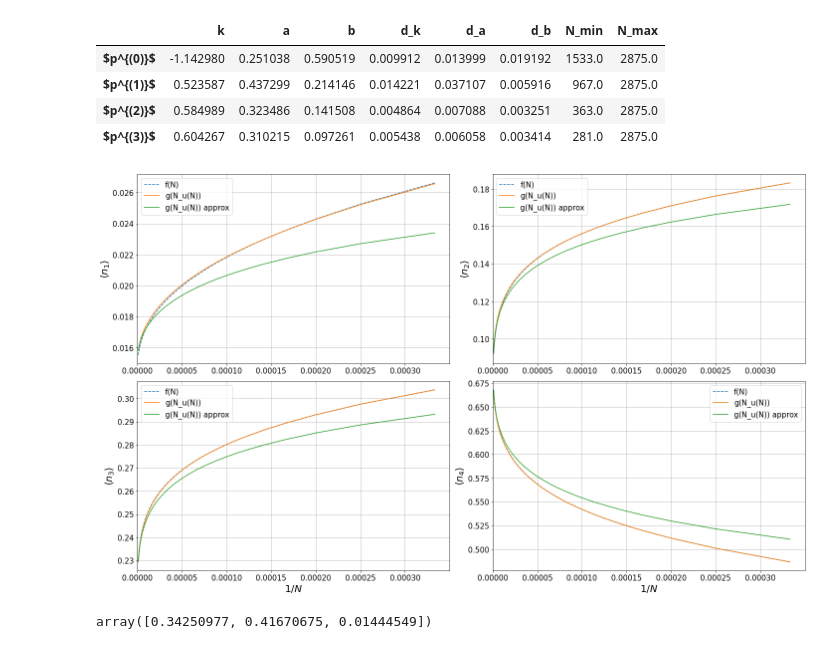
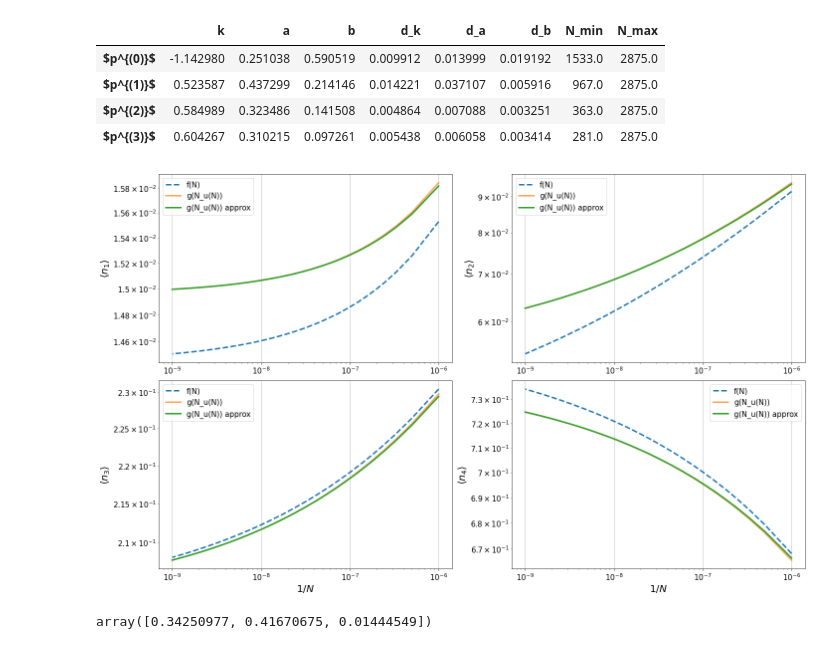
Before and after one commit to Chpel/ProjectMagnet, a Jupyter notebook: Расчёты .ipynb/DS_Nunique_to_N.ipynb, the cells around one changed output. Drawn from its saved outputs; the diff is of its cells as text; code cells hidden in the pictures.

```diff
--- a/Расчёты .ipynb/DS_Nunique_to_N.ipynb
+++ b/Расчёты .ipynb/DS_Nunique_to_N.ipynb
@@ -84,17 +10,0 @@ plt.tick_params(labelsize=15)
-# %%
-plt.figure(figsize=(10,5))
-data['1/N'] = 1/(data['N'])
-x = data['1/N']
-y_names = ['uni_mean']
-dy_names = ['uni_std']
-for i in range(1):
-    y = data[y_names[i]]
-    dy = data[dy_names[i]] / np.sqrt(data['steps'])
-    plt.errorbar(x, y, dy, fmt='o--', label=f'i={i}')
-    plt.ylabel(r'$\langle n_{unique} \rangle$', fontsize=20)
-    plt.xlim(0.)
-plt.xlabel(r'$1/N$', fontsize=20);
-plt.grid()
-plt.tick_params(labelsize=15)
-
-#plt.savefig(Path.cwd() / 'Images' / 'Rand_Path_n_unique.png')
@@ -150,44 +58,44 @@ def f_Nu_approx(N, cn, cU):
 def f_Nu(N, cn, cU):
     return cn[0] * (1/(N * f_N(N, cU))) ** cn[1] + cn[2]
 # %%
-N = np.linspace(3000, 1e6, 1000)
+N = np.linspace(1e6, 1e9, 1000)
 x = 1/N
 y_names = ['n1', 'n2', 'n3', 'n4']
-log = False
+log = True
 fig, ax = plt.subplots(2,2,figsize=(20,12))
 ax = ax.flatten()
 for i in range(4):
     ax0 = ax[i]
     c = data_bN.loc[y_names[i], ['k', 'a', 'b']].values
     y = f_N(N, c)
-    ax0.plot(x, y, '--', label='f(N)')
+    ax0.plot(x, y, '--', label='f(N)', linewidth=3)
 
     cn = data_bNu.loc[y_names[i], ['k', 'a', 'b']].values
     cu = data_bN.loc['n_unique', ['k', 'a', 'b']].values
     y = f_Nu(N, cn, cu)
-    ax0.plot(x, y, '-', label='g(N_u(N))')
+    ax0.plot(x, y, '-', label='g(N_u(N))', linewidth=3, alpha=0.7)
 
 
     y = f_Nu_approx(N, cn, cu)
-    ax0.plot(x, y, '-', label='g(N_u(N)) approx')
+    ax0.plot(x, y, '-', label='g(N_u(N)) approx', linewidth=3)
 
 
     ax0.set_ylabel(rf'$\langle n_{i+1} \rangle$', fontsize=20)
     if i >= 2:
         ax0.set_xlabel(r'$1/N$', fontsize=20);
     ax0.grid()
     ax0.legend(fontsize=15)
-    ax0.tick_params(labelsize=15)
+    ax0.tick_params(which='both',labelsize=15)
     if log:
         ax0.set_xscale('log')
         ax0.set_yscale('log')
     else:
         ax0.set_xlim(0.)
     #plt.show()
 plt.tight_layout()
-plt.savefig(Path.cwd() / 'Images' / 'n_i_fN_vs_gNun.png')
+#plt.savefig(Photos_dir / 'n_i_fN_vs_gNun_log.png')
 # %% [output]
-[figure, old version]
+[figure, new version]
 # %%
 data_bN.loc['n1', ['k','a','b']].values
 # %% [output]
```
Also changed, not shown: parts of 4 cells of this notebook, 9 other files.
